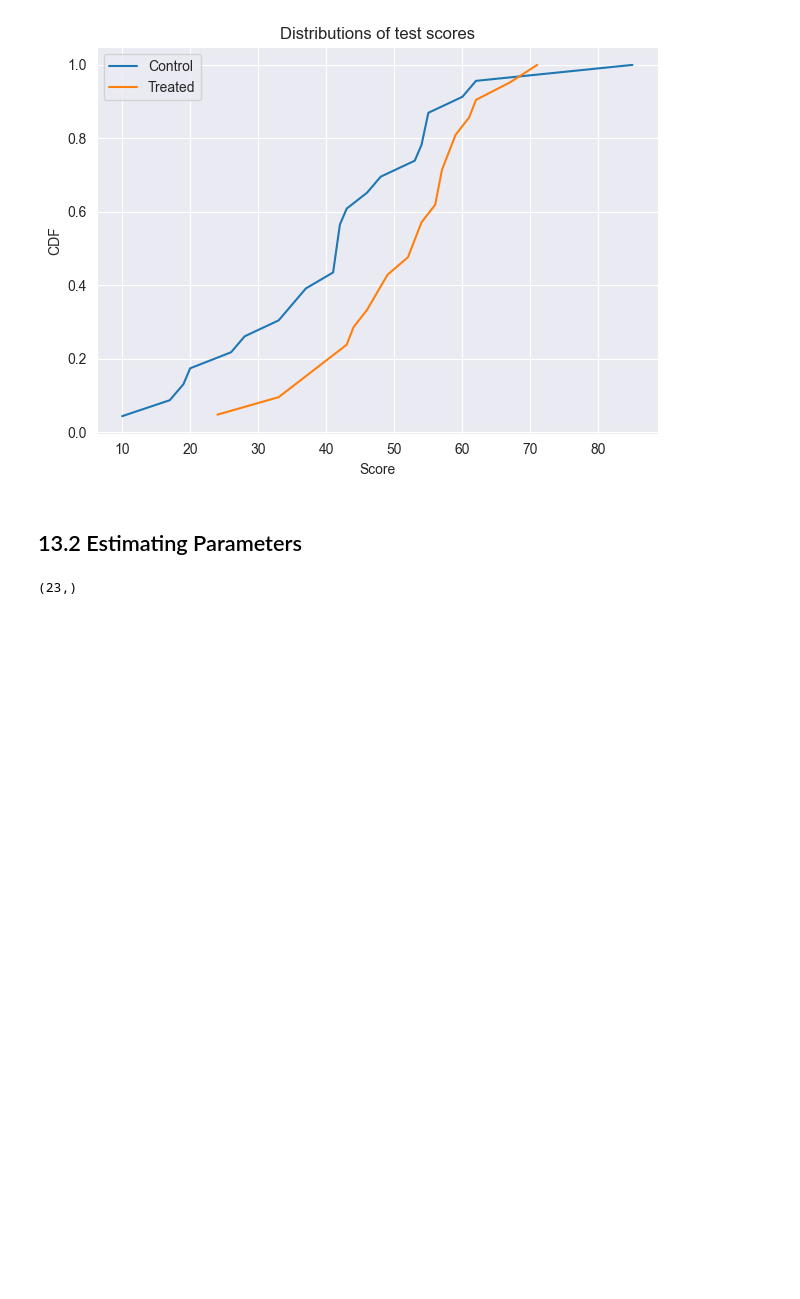
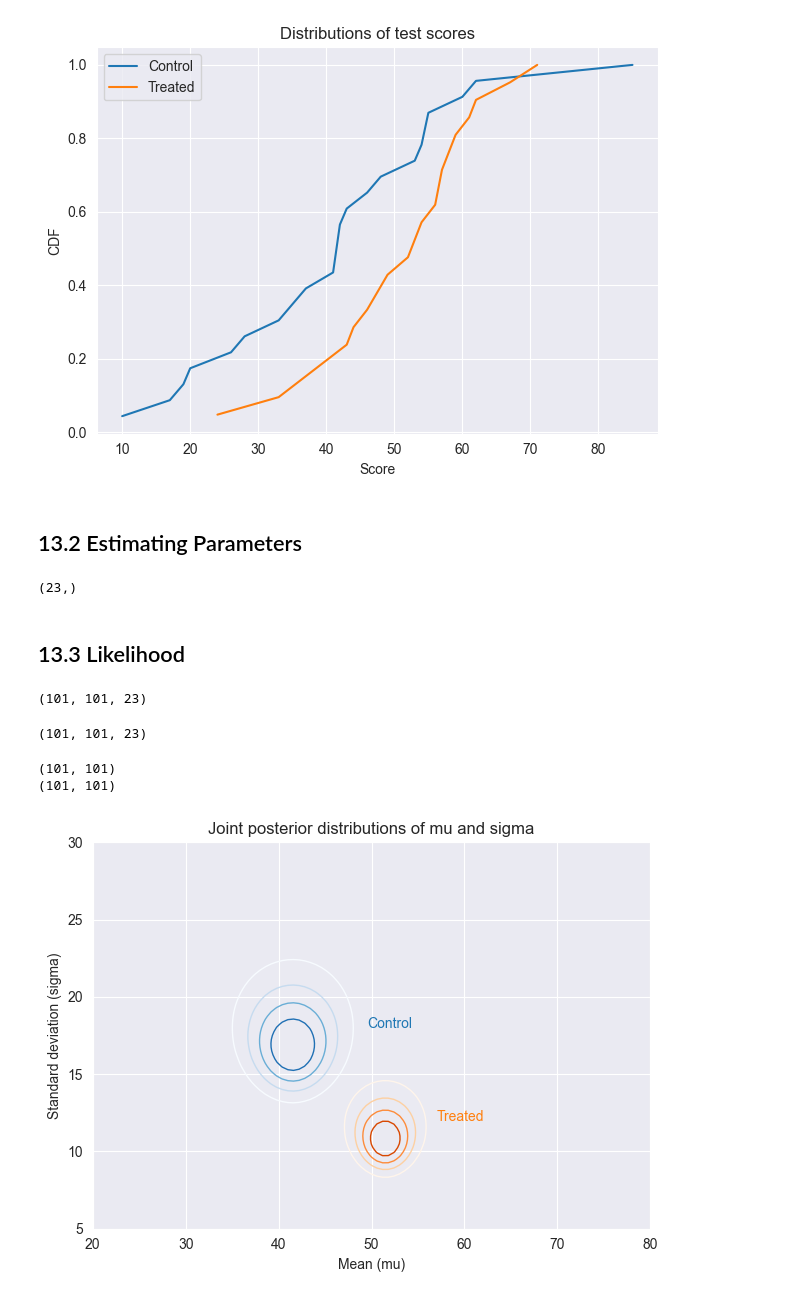
Before and after one commit to Xupeiyi/think-bayes, a Jupyter notebook: chapter13.ipynb, the cells around one changed output. Drawn from its saved outputs; the diff is of its cells as text; code cells hidden in the pictures; blank space fills up the shorter version.

```diff
--- a/chapter13.ipynb
+++ b/chapter13.ipynb
@@ -78,3 +90,61 @@ data = responses['Control']
 data.shape
 # %% [output]
 (23,)
+# %% [markdown]
+## 13.3 Likelihood
+# %%
+mu_mesh, sigma_mesh, data_mesh = np.meshgrid(
+    prior.columns, prior.index, data
+)
+mu_mesh.shape
+# %% [output]
+(101, 101, 23)
+# %%
+densities = norm(mu_mesh, sigma_mesh).pdf(data_mesh)
+densities.shape
+# %% [output]
+(101, 101, 23)
+# %%
+likelihood = densities.prod(axis=2)
+print(likelihood.shape)
+
+posterior = prior * likelihood
+normalize(posterior)
+print(posterior.shape)
+# %% [output]
+(101, 101)
+(101, 101)
+# %%
+def update_norm(prior, data):
+    """Update the prior based on data."""
+    mu_mesh, sigma_mesh, data_mesh = np.meshgrid(
+        prior.columns, prior.index, data)
+
+    densities = norm(mu_mesh, sigma_mesh).pdf(data_mesh)
+    likelihood = densities.prod(axis=2)
+
+    posterior = prior * likelihood
+    normalize(posterior)
+
+    return posterior
+
+
+data = responses['Control']
+posterior_control = update_norm(prior, data)
+
+data = responses['Treated']
+posterior_treated = update_norm(prior, data)
+# %%
+plot_contour(posterior_control, cmap='Blues')
+plt.text(49.5, 18, 'Control', color='C0')
+
+cs = plot_contour(posterior_treated, cmap='Oranges')
+plt.text(57, 12, 'Treated', color='C1')
+
+decorate(
+    xlabel='Mean (mu)',
+    ylabel='Standard deviation (sigma)',
+    title='Joint posterior distributions of mu and sigma'
+)
+# %% [output]
+[figure, added]
```
Also changed, not shown: parts of 4 cells of this notebook.
